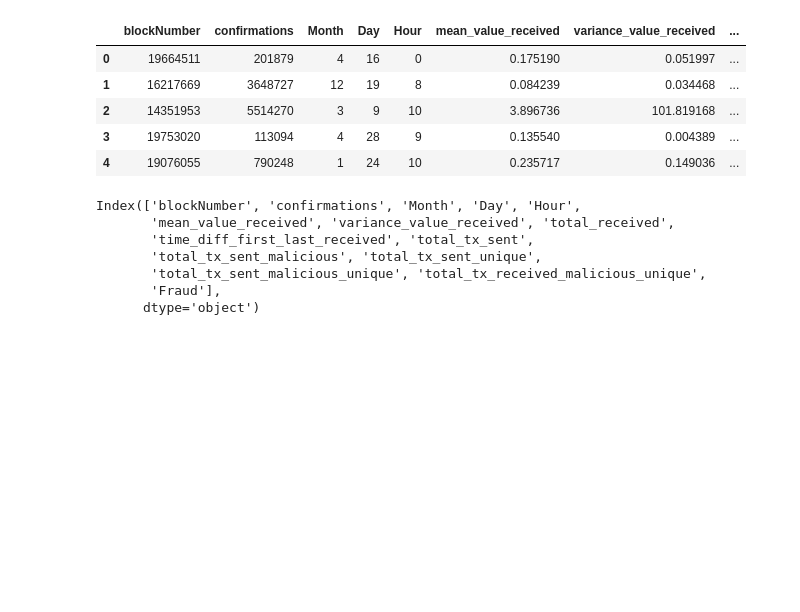
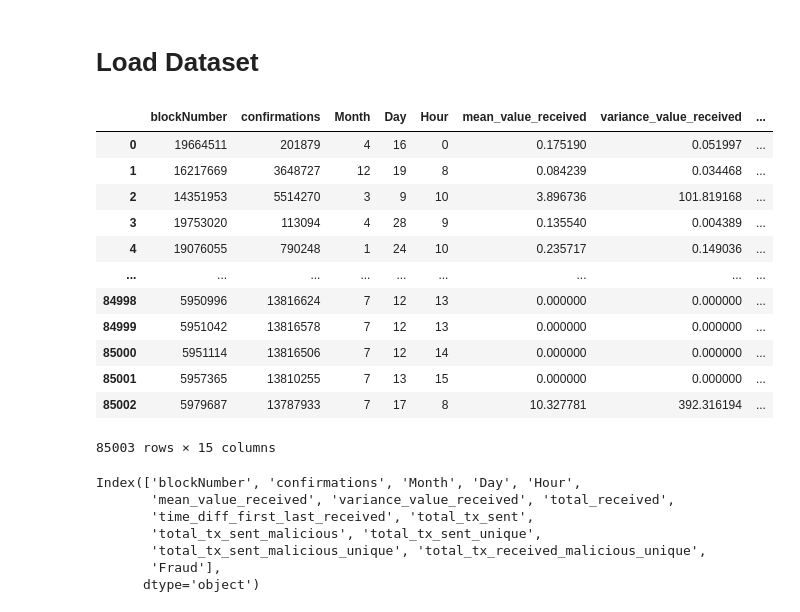
Before and after one commit to jessicabat/crypto-risk-scoring, a Jupyter notebook: notebooks/etfd.ipynb, the cells around one changed output. Cells and saved outputs as stored; diff of their text form; code cells hidden in the pictures; blank space fills up the shorter version.

```diff
--- a/notebooks/etfd.ipynb
+++ b/notebooks/etfd.ipynb
@@ -6,13 +12,22 @@ import seaborn as sns
+# %% [markdown]
+# Load Dataset
 # %%
 df = pd.read_csv('../data/ETFD_Dataset.txt', sep='\t')
-df.head()
+df
 # %% [output]
 |  | blockNumber | confirmations | Month | Day | Hour | mean_value_received | variance_value_received | ... |
 | 0 | 19664511 | 201879 | 4 | 16 | 0 | 0.175190 | 0.051997 | ... |
 | 1 | 16217669 | 3648727 | 12 | 19 | 8 | 0.084239 | 0.034468 | ... |
 | 2 | 14351953 | 5514270 | 3 | 9 | 10 | 3.896736 | 101.819168 | ... |
 | 3 | 19753020 | 113094 | 4 | 28 | 9 | 0.135540 | 0.004389 | ... |
 | 4 | 19076055 | 790248 | 1 | 24 | 10 | 0.235717 | 0.149036 | ... |
+| ... | ... | ... | ... | ... | ... | ... | ... | ... |
+| 84998 | 5950996 | 13816624 | 7 | 12 | 13 | 0.000000 | 0.000000 | ... |
+| 84999 | 5951042 | 13816578 | 7 | 12 | 13 | 0.000000 | 0.000000 | ... |
+| 85000 | 5951114 | 13816506 | 7 | 12 | 14 | 0.000000 | 0.000000 | ... |
+| 85001 | 5957365 | 13810255 | 7 | 13 | 15 | 0.000000 | 0.000000 | ... |
+| 85002 | 5979687 | 13787933 | 7 | 17 | 8 | 10.327781 | 392.316194 | ... |
+85003 rows × 15 columns
 # %%
 df.columns
 # %% [output]
```
Also changed, not shown: parts of 15 cells of this notebook.
